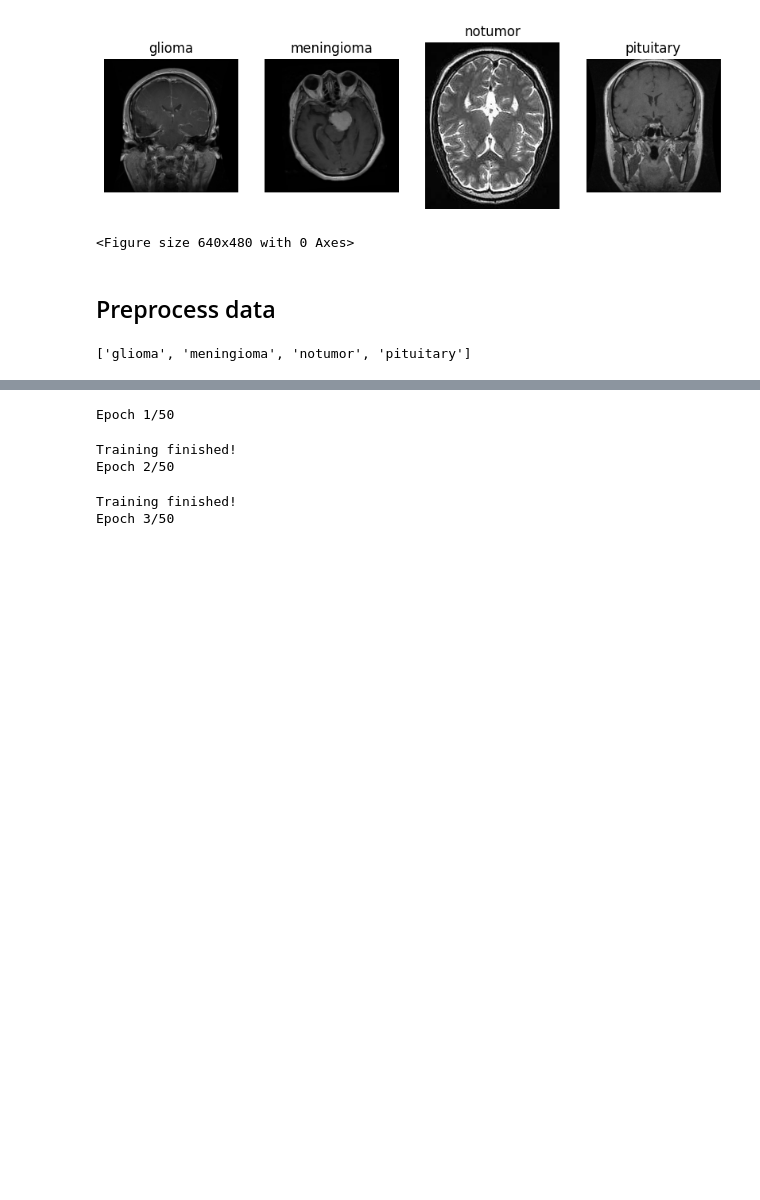
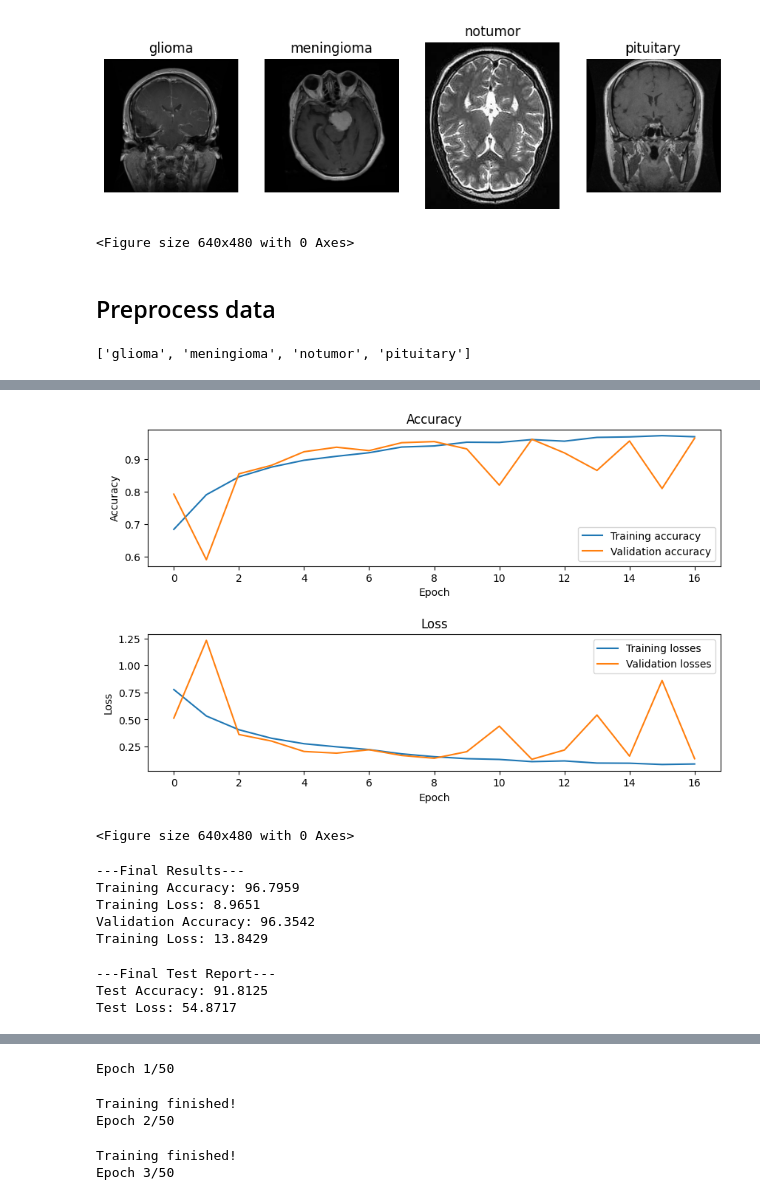
Before and after one commit to jtran2509/ai_brain_tumor_dashboard, a Jupyter notebook: notebooks/brain_tumor_EDA.ipynb, the cells around one changed output, grey strips where cells are left out. Cells and saved outputs as stored; diff of their text form; code cells hidden in the pictures; blank space fills up the shorter version.

```diff
--- a/notebooks/brain_tumor_EDA.ipynb
+++ b/notebooks/brain_tumor_EDA.ipynb
@@ -400,0 +442,17 @@ auc_metric = ROCAUCMetric()
+# %%
+model_6 = CNN6layer().to(device)
+print(model_6)
+
+# Create optimizer for model 6-layered
+optimizer_6 = torch.optim.Adam(model_6.parameters(), lr = Config.lr)
+
+trainer_6= BrainTumorClassifier(model=model_6, optimizer=optimizer_6,
+                                criterion = loss_function, val_transformations = val_transformation,
+                                train_dataset=train_dataset, config=Config, output_folder="../models/6_layer/")
+# Start the Training
+trainer_6.train(
+    training_loader = train_loader,
+    eval_loader = val_loader,
+    num_epochs = Config.epochs,
+    output_filename = "6_layer_model.pth"
+)
@@ -400,0 +502,42 @@ auc_metric = ROCAUCMetric()
+# %%
+# save history
+history_6_df = pd.DataFrame(trainer_6.history)
+history_6_df.to_csv("history_6_layer.csv", index = False)
+
+# Training and testing accuracies, loss plot
+trainer_6.plot_training()
+plt.savefig("6_layer_training_acc_loss.png", dpi = 300, bbox_inches='tight')
+plt.show()
+# %% [output]
+[figure, added]
+<Figure size 640x480 with 0 Axes>
+# %%
+# Taking a look at train and val accuracies and losses
+final_train_acc = trainer_6.history['accuracy']['train'][-1]
+final_train_loss = trainer_6.history['loss']['train'][-1]
+
+final_val_acc = trainer_6.history['accuracy']['eval'][-1]
+final_val_loss = trainer_6.history['loss']['eval'][-1]
+
+print(f"---Final Results---")
+print(f"Training Accuracy: {final_train_acc *100:.4f}")
+print(f"Training Loss: {final_train_loss * 100:.4f}")
+print(f"Validation Accuracy: {final_val_acc *100:.4f}")
+print(f"Training Loss: {final_val_loss *100:.4f}")
+# %% [output]
+---Final Results---
+Training Accuracy: 96.7959
+Training Loss: 8.9651
+Validation Accuracy: 96.3542
+Training Loss: 13.8429
+# %%
+# Testing our model on testing dataset
+test_acc, test_loss = trainer_6.evaluate(test_loader)
+
+print(f"---Final Test Report---")
+print(f"Test Accuracy: {test_acc *100:.4f}")
+print(f"Test Loss: {test_loss * 100:.4f}")
+# %% [output]
+---Final Test Report---
+Test Accuracy: 91.8125
+Test Loss: 54.8717
```
Also changed, not shown: parts of 21 cells of this notebook, 8 other files.
